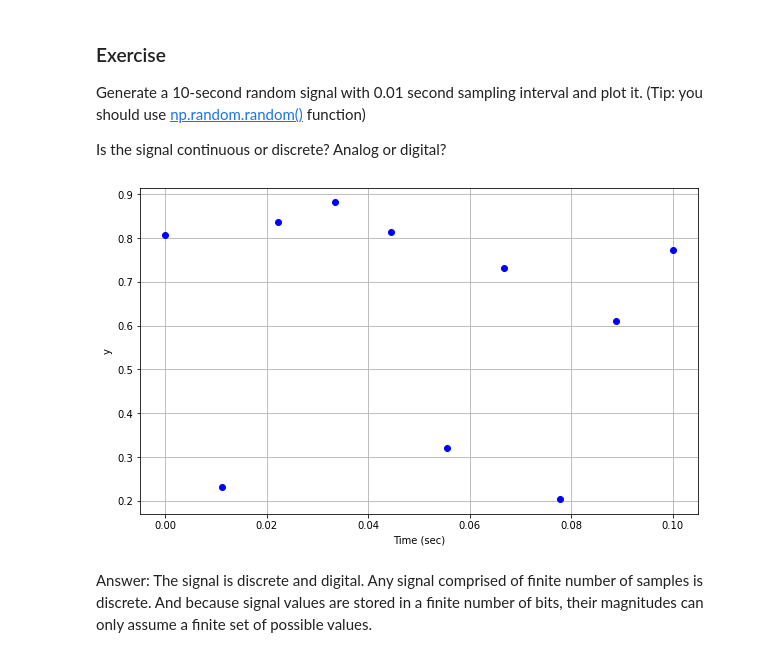
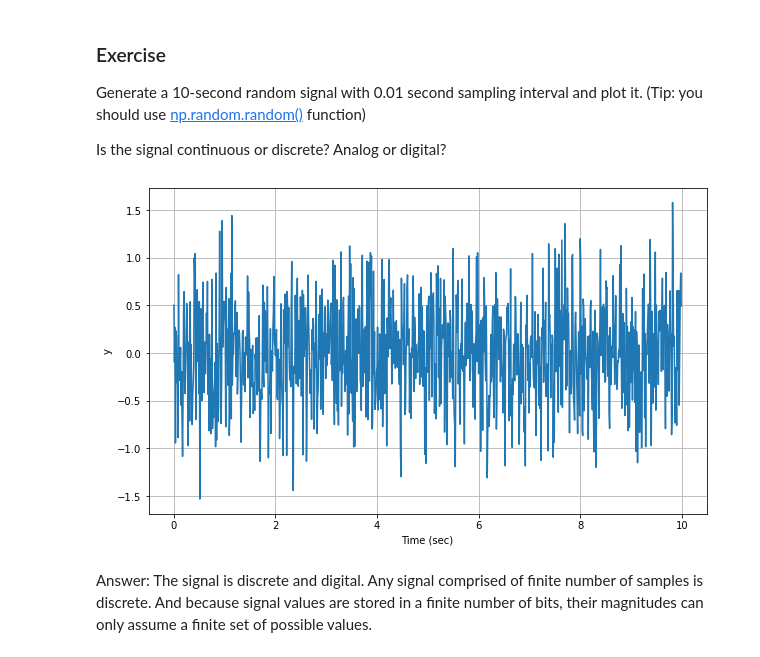
Before and after one commit to anaaparamesh/Week2_Public, a Jupyter notebook: Notebooks/02_SignalsProcessing/SignalsProcessing_Exercises.ipynb, the cells around one changed output. Cells and saved outputs as stored; diff of their text form; code cells hidden in the pictures.

Commit message:
graphed a 0.01 time interval

```diff
--- a/Notebooks/02_SignalsProcessing/SignalsProcessing_Exercises.ipynb
+++ b/Notebooks/02_SignalsProcessing/SignalsProcessing_Exercises.ipynb
@@ -17,19 +17,19 @@ Is the signal continuous or discrete?  Analog or digital?
 # %%
 # write code here
 #Created a discrete signal.
-n_sec = 0.01                         # number of seconds to plot
-n_points = 10                # number of points per second
+n_sec = 10                         # number of seconds to plot
+n_points = 100                # number of points per second
 
-t = np.linspace(0.0, 0.1, num=10)    # time axis
-y = np.random.random_sample(10,)
+t = np.arange(n_sec*n_points)/n_points   # time axis
+y = y_rand = np.random.normal(scale=0.5, size=len(t)) #get as many as 100 y points of random.
 # PLOT
 plt.figure(figsize=(10,6))
-plt.plot(t,y, 'bo')
+plt.plot(t,y_rand)
 plt.xlabel('Time (sec)')
 plt.ylabel('y')
 plt.grid()
 # %% [output]
-[figure, old version]
+[figure, new version]
 # %% [markdown]
 Answer: The signal is discrete and digital. Any signal comprised of finite number of samples is discrete. And because signal values are stored in a finite number of bits, their magnitudes can only assume a finite set of possible values.
 # %% [markdown]
```
